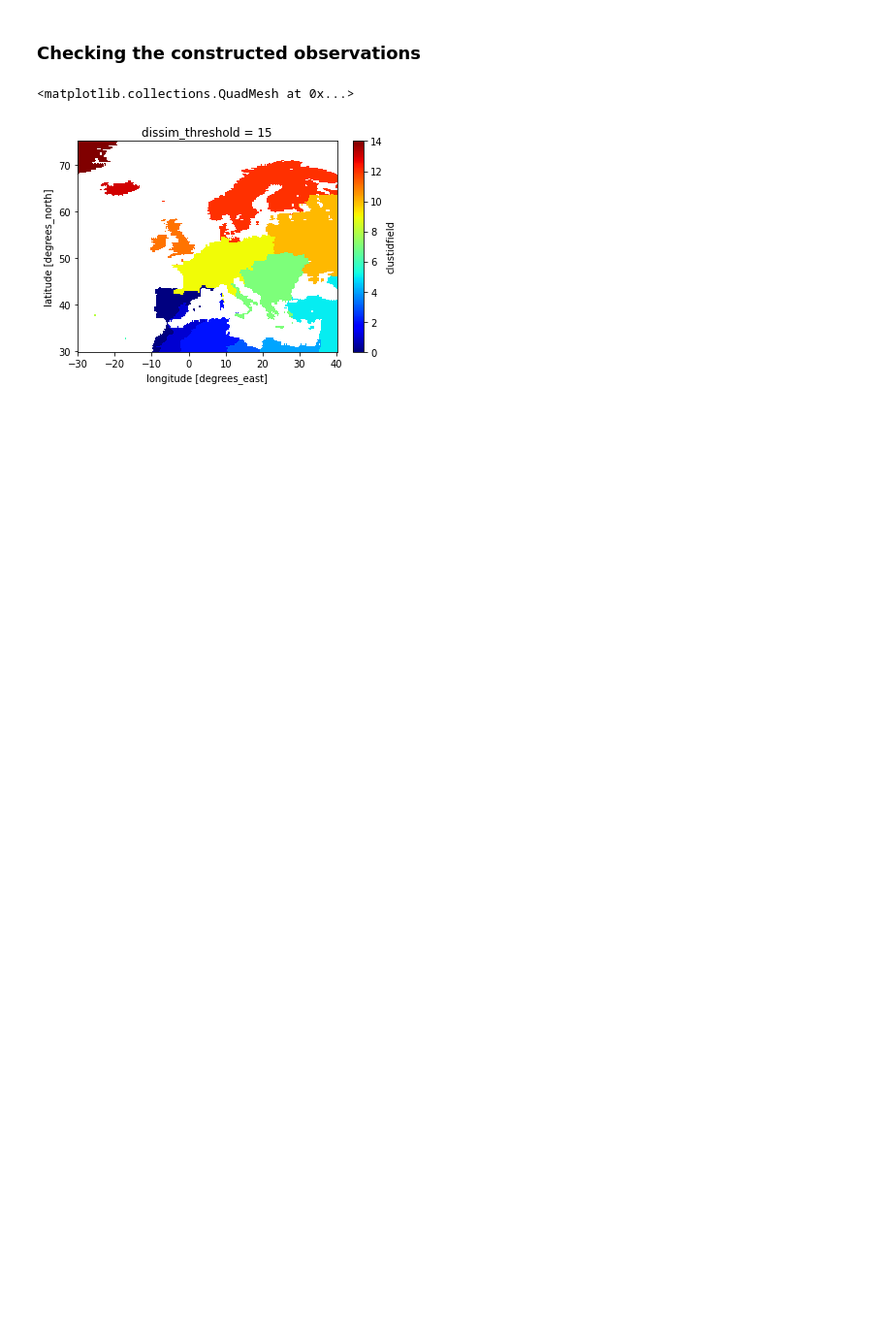
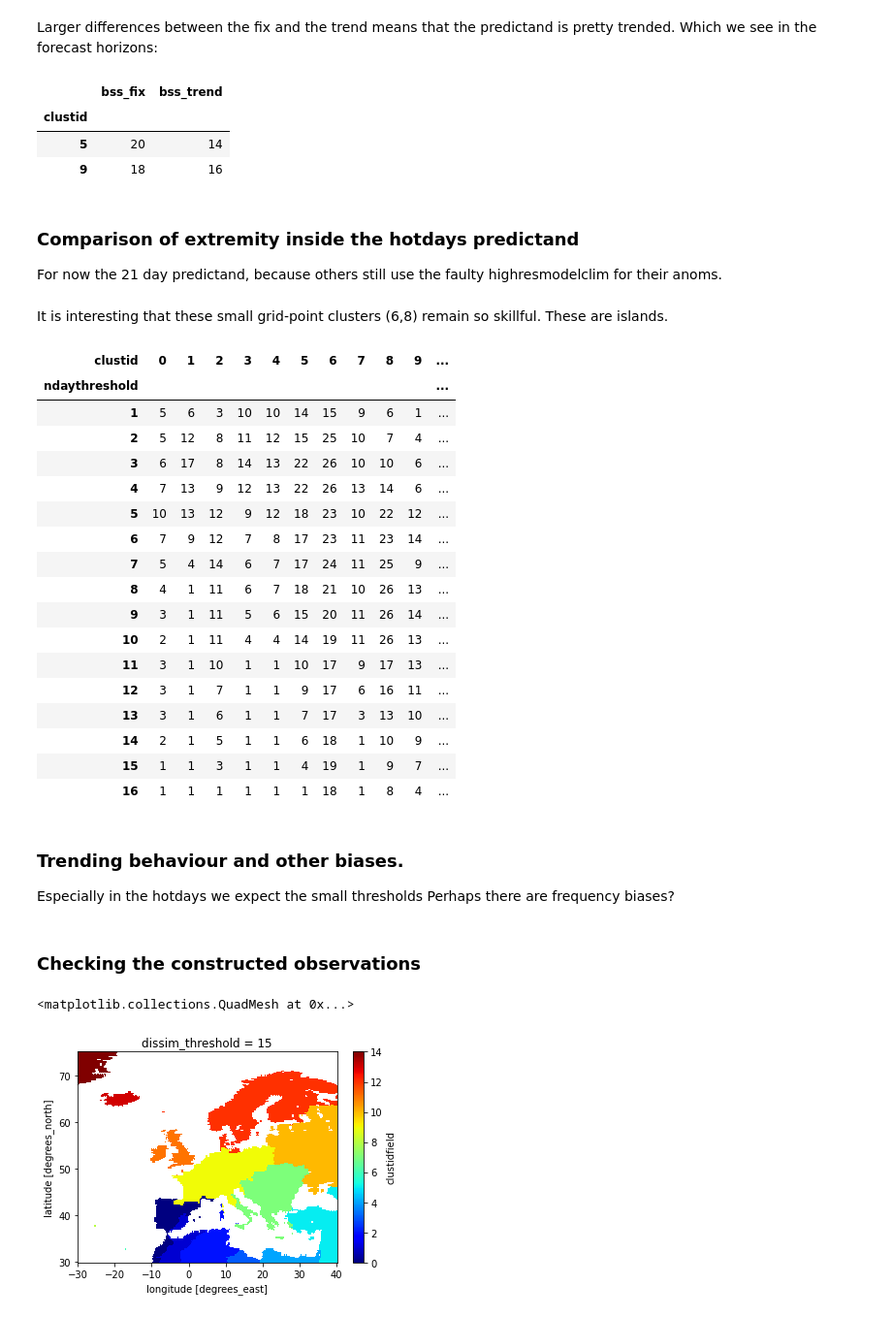
Before and after one commit to chiemvs/SubSeas, a Jupyter notebook: Check_hotdays.ipynb, the cells around one changed output. Shown at 97% size. Drawn from its saved outputs; the diff is of its cells as text; code cells hidden in the pictures; blank space fills up the shorter version.

```diff
--- a/Check_hotdays.ipynb
+++ b/Check_hotdays.ipynb
@@ -7,0 +157,22 @@ from comparison import ForecastToObsAlignment, Comparison
+# %% [markdown]
+Larger differences between the fix and the trend means that the predictand is pretty trended. Which we see in the forecast horizons:
+# %%
+horizons.loc[[5,9],:]
+# %% [output]
+|  | bss_fix | bss_trend |
+| clustid |  |  |
+| 5 | 20 | 14 |
+| 9 | 18 | 16 |
+# %% [markdown]
+### Comparison of extremity inside the hotdays predictand
+For now the 21 day predictand, because others still use the faulty highresmodelclim for their anoms.
+# %%
+var = 'tgex21D'
+horizons = {}
+for i in range(1,17): # Beyond there are clusters with no positive cases.
+    frame = load_tgex_and_compute(bookfile = predictands.loc[var,'books'], nday_threshold = i, add_trend = True)
+    bss = compute_bss(frame)
+    horizons.update({i:compute_skill_horizon(bss)})
+# %%
+joined = pd.concat(horizons)
+joined.index.names = ['ndaythreshold', 'clustid']
@@ -8,3 +181,30 @@ from comparison import ForecastToObsAlignment, Comparison
+# %% [markdown]
+It is interesting that these small grid-point clusters (6,8) remain so skillful. These are islands.
+# %%
+joined.unstack('clustid')['bss_trend']
+# %% [output]
+| clustid | 0 | 1 | 2 | 3 | 4 | 5 | 6 | 7 | 8 | 9 | ... |
+| ndaythreshold |  |  |  |  |  |  |  |  |  |  | ... |
+| 1 | 5 | 6 | 3 | 10 | 10 | 14 | 15 | 9 | 6 | 1 | ... |
+| 2 | 5 | 12 | 8 | 11 | 12 | 15 | 25 | 10 | 7 | 4 | ... |
+| 3 | 6 | 17 | 8 | 14 | 13 | 22 | 26 | 10 | 10 | 6 | ... |
+| 4 | 7 | 13 | 9 | 12 | 13 | 22 | 26 | 13 | 14 | 6 | ... |
+| 5 | 10 | 13 | 12 | 9 | 12 | 18 | 23 | 10 | 22 | 12 | ... |
+| 6 | 7 | 9 | 12 | 7 | 8 | 17 | 23 | 11 | 23 | 14 | ... |
+| 7 | 5 | 4 | 14 | 6 | 7 | 17 | 24 | 11 | 25 | 9 | ... |
+| 8 | 4 | 1 | 11 | 6 | 7 | 18 | 21 | 10 | 26 | 13 | ... |
+| 9 | 3 | 1 | 11 | 5 | 6 | 15 | 20 | 11 | 26 | 14 | ... |
+| 10 | 2 | 1 | 11 | 4 | 4 | 14 | 19 | 11 | 26 | 13 | ... |
+| 11 | 3 | 1 | 10 | 1 | 1 | 10 | 17 | 9 | 17 | 13 | ... |
+| 12 | 3 | 1 | 7 | 1 | 1 | 9 | 17 | 6 | 16 | 11 | ... |
+| 13 | 3 | 1 | 6 | 1 | 1 | 7 | 17 | 3 | 13 | 10 | ... |
+| 14 | 2 | 1 | 5 | 1 | 1 | 6 | 18 | 1 | 10 | 9 | ... |
+| 15 | 1 | 1 | 3 | 1 | 1 | 4 | 19 | 1 | 9 | 7 | ... |
+| 16 | 1 | 1 | 1 | 1 | 1 | 1 | 18 | 1 | 8 | 4 | ... |
+# %% [markdown]
+### Trending behaviour and other biases.
+Especially in the hotdays we expect the small thresholds
+Perhaps there are frequency biases?
 # %% [markdown]
 ### Checking the constructed observations
 # %%
```
Also changed, not shown: parts of 18 cells of this notebook, 6 other files.
